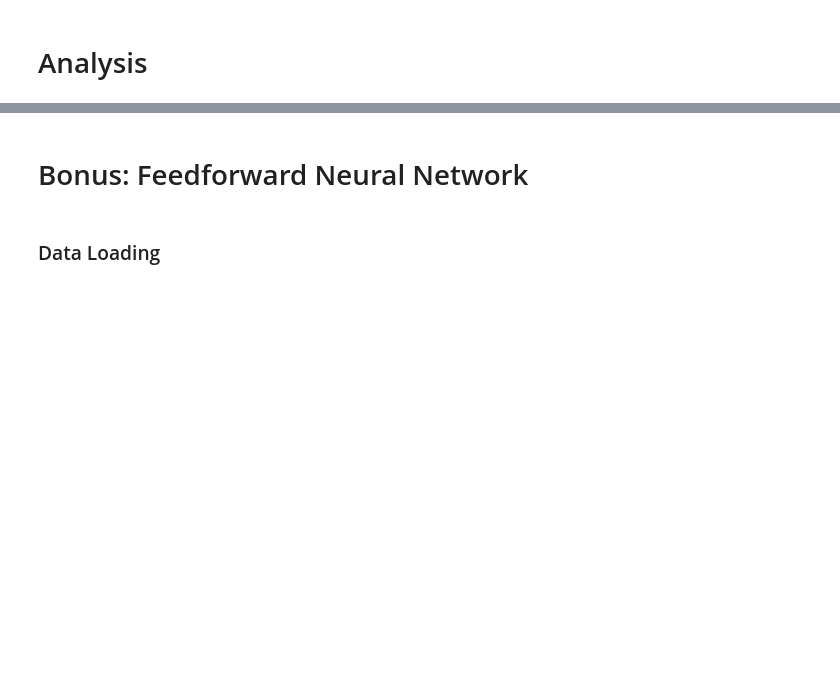
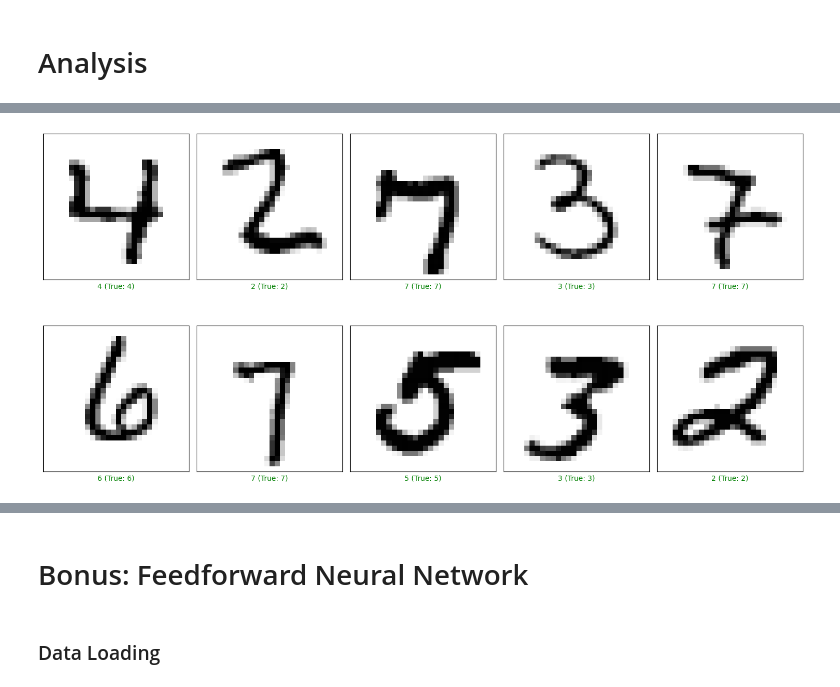
Before and after one commit to RanaMohamed6720/MNIST-Classification-AI, a Jupyter notebook: mnist-dataset.ipynb, the cells around one changed output, grey strips where cells are left out. Cells and saved outputs as stored; diff of their text form; code cells hidden in the pictures; blank space fills up the shorter version.

```diff
--- a/mnist-dataset.ipynb
+++ b/mnist-dataset.ipynb
@@ -208,0 +218,37 @@ Epoch 10/10, Train Loss: 0.3695, Val Loss: 0.3644, Val Accuracy: 90.01%
+# %%
+def evaluate_model():
+    test_loss = 0
+    correct = 0
+    model.eval()
+
+    test_pred = []  # To store predictions
+    true_labels = []  # To store true labels
+    x_test = []  # To store test images for visualization
+
+    with torch.no_grad():
+        for X_batch, y_batch in test_loader:
+            outputs = model(X_batch.float())
+            test_loss += criterion(outputs, y_batch).item()
+
+            preds = outputs.argmax(dim=1)
+            correct += (preds == y_batch).sum().item()
+
+            # Store batch-wise data for visualization
+            test_pred.extend(preds.cpu().numpy())
+            true_labels.extend(y_batch.cpu().numpy())
+            x_test.extend(X_batch.cpu().numpy())
+
+    # Compute Test Accuracy
+    test_accuracy = correct / len(test_loader.dataset)
+    print(f"Test Loss: {test_loss / len(test_loader):.4f}, Test Accuracy: {test_accuracy:.4f}")
+
+    # Convert lists to numpy arrays
+    test_pred = np.array(test_pred)
+    y_test = np.array(true_labels)
+    x_test = np.array(x_test)
+    return test_pred, x_test, y_test
+# %%
+test_pred, x_test, y_test = evaluate_model()
+class_names = [str(i) for i in range(10)]
+visualize_predictions(test_pred, x_test, y_test, class_names, num_images=10, rows=4, cols=5)
+# %% [output]
@@ -208,0 +256 @@ Epoch 10/10, Train Loss: 0.3695, Val Loss: 0.3644, Val Accuracy: 90.01%
+[figure, added]
```
Also changed, not shown: parts of 36 cells of this notebook.
